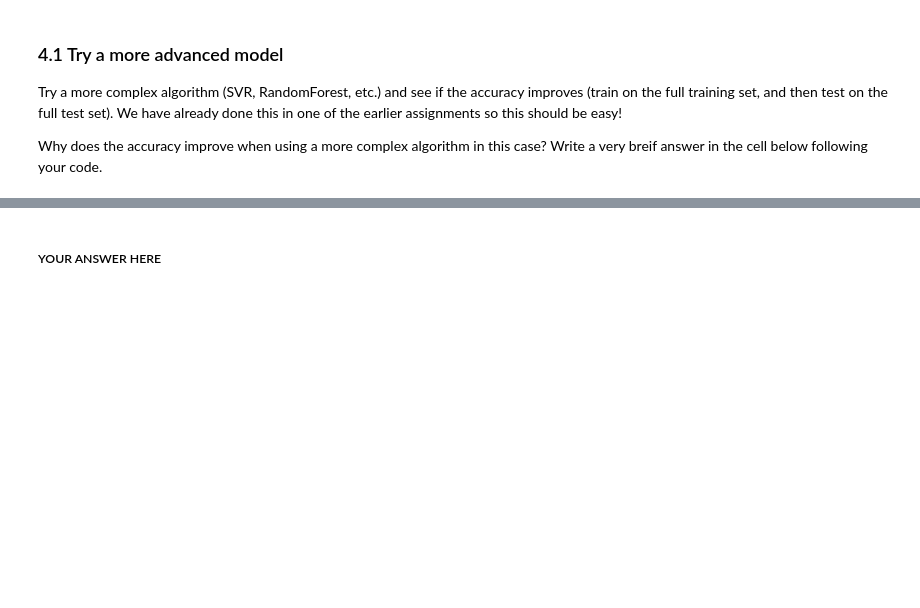
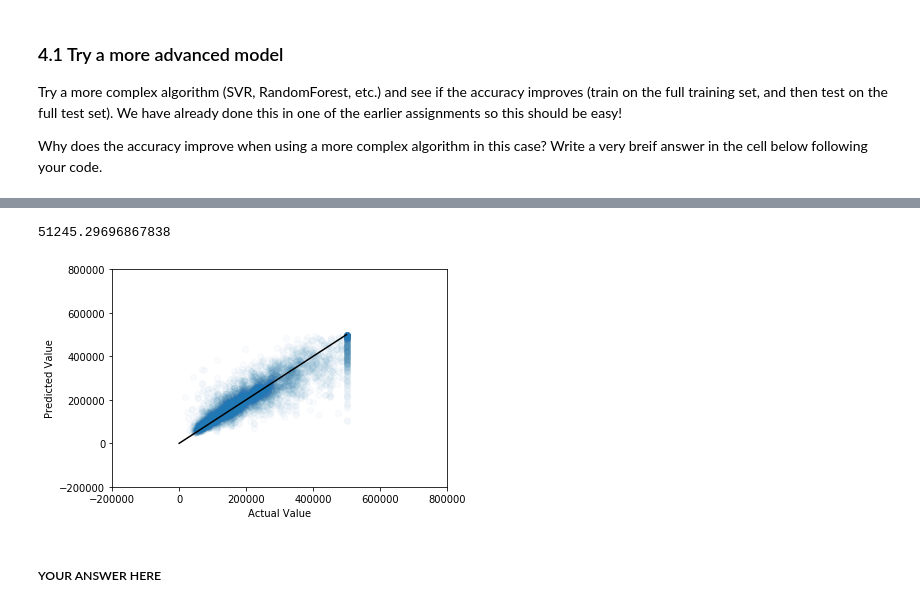
Before and after one commit to c0llins0/SCS-3253-Machine-Learning, a Jupyter notebook: W4_Collins_qq332706.ipynb, the cells around one changed output, grey strips where cells are left out. Cells and saved outputs as stored; diff of their text form; code cells hidden in the pictures; blank space fills up the shorter version.

```diff
--- a/W4_Collins_qq332706.ipynb
+++ b/W4_Collins_qq332706.ipynb
@@ -371,0 +393,5 @@ sv_cv.cv_results_
+# %%
+rf_regression_optimal = rf_cv.best_estimator_
+score_rf_regression = cross_val_score(rf_regression_optimal,x_train_poly_scaled, y_train, cv=4)
+display_scores(score_rf_regression)
+rf_regression_optimal
@@ -372,3 +408,20 @@ sv_cv.cv_results_
+# %%
+y_predict = rf_regression_optimal.predict(x_test_poly_scaled)
+
+final_mse = mean_squared_error(y_test, y_predict)
+final_rmse = np.sqrt(final_mse)
+print(final_rmse)
+
+plt.scatter(y_test, y_predict, alpha=0.025) # swap 'YOUR_PREDICTIONS' with the prediction values your model produces
+plt.xlim([-200000,800000])
+plt.xlabel('Actual Value')
+plt.ylabel('Predicted Value')
+plt.ylim([-200000,800000])
+plt.plot([0,500000],[0,500000],color='k',linestyle='-')
+plt.show()
+# %% [output]
+51245.29696867838
+[figure, added]
 # %% [markdown]
 ##### YOUR ANSWER HERE
 # %% [markdown]
```
Also changed, not shown: parts of 16 cells of this notebook.
